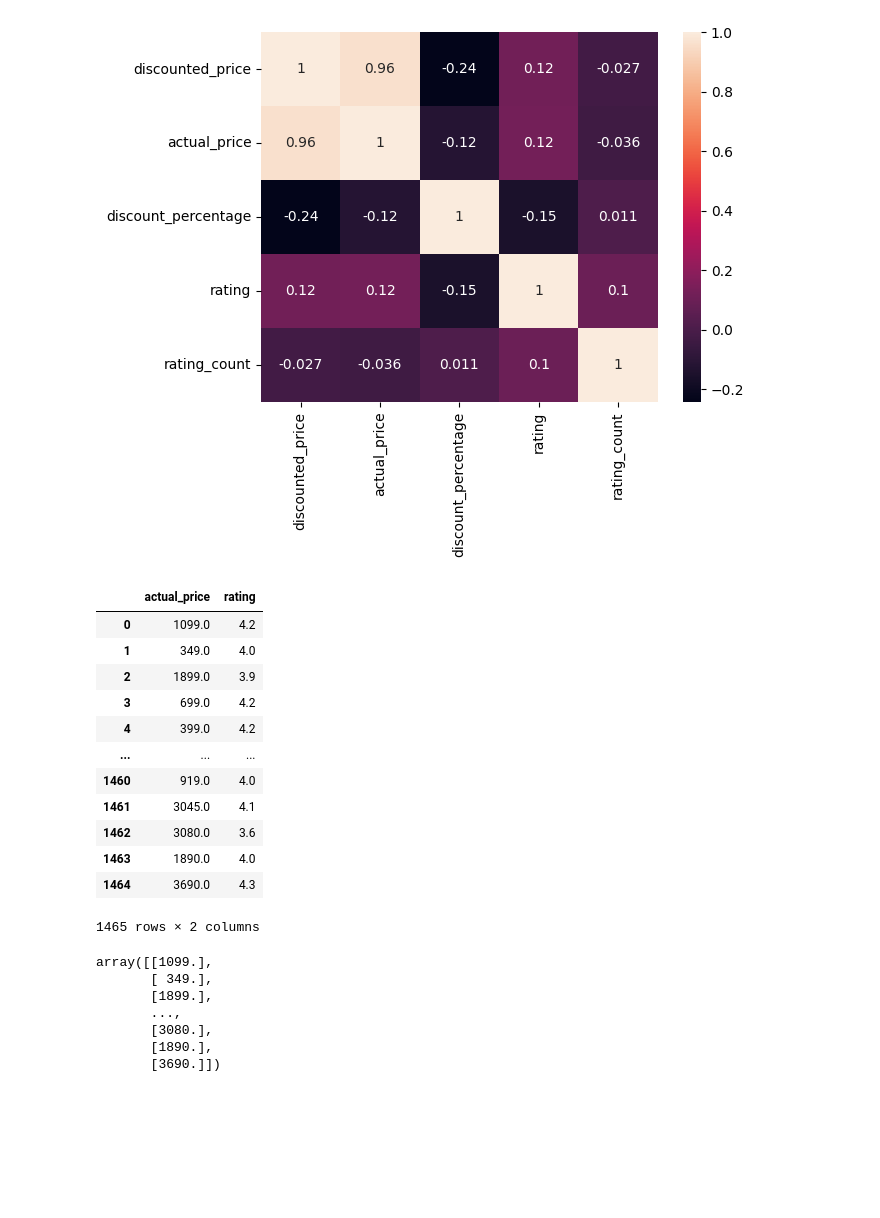
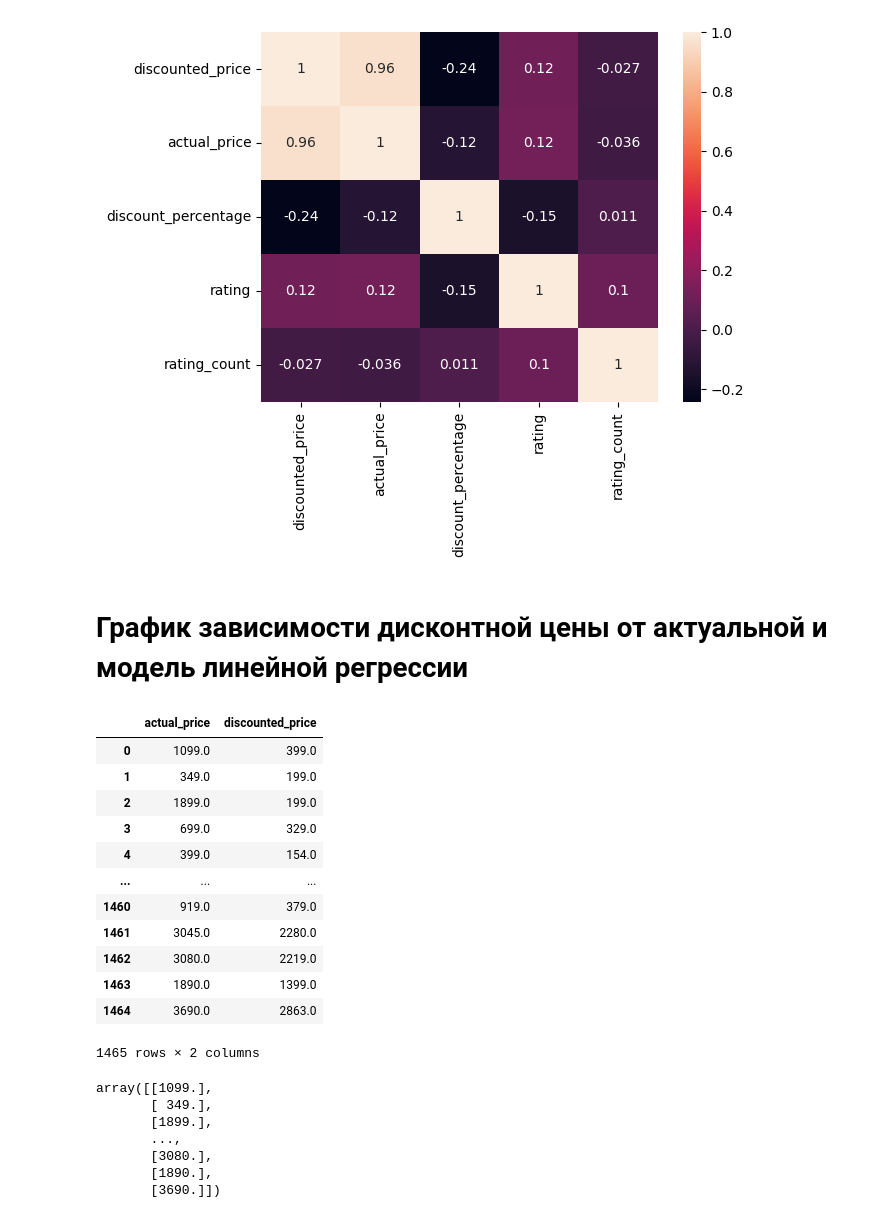
Before and after one commit to julia-un-git/project_Julia, a Jupyter notebook: project_analysis.ipynb, the cells around one changed output. Cells and saved outputs as stored; diff of their text form; code cells hidden in the pictures; blank space fills up the shorter version.

```diff
--- a/project_analysis.ipynb
+++ b/project_analysis.ipynb
@@ -100,22 +106,24 @@ sns.heatmap(df1.corr(),  annot=True)
 # %% [output]
 <Axes: >
 [figure]
+# %% [markdown]
+# График зависимости дисконтной цены от актуальной и модель линейной регрессии
 # %%
-df2 = df1[['actual_price','rating']]
+df2 = df1[['actual_price','discounted_price']]
 df2
 # %% [output]
-|  | actual_price | rating |
-| 0 | 1099.0 | 4.2 |
-| 1 | 349.0 | 4.0 |
-| 2 | 1899.0 | 3.9 |
-| 3 | 699.0 | 4.2 |
-| 4 | 399.0 | 4.2 |
+|  | actual_price | discounted_price |
+| 0 | 1099.0 | 399.0 |
+| 1 | 349.0 | 199.0 |
+| 2 | 1899.0 | 199.0 |
+| 3 | 699.0 | 329.0 |
+| 4 | 399.0 | 154.0 |
 | ... | ... | ... |
-| 1460 | 919.0 | 4.0 |
-| 1461 | 3045.0 | 4.1 |
-| 1462 | 3080.0 | 3.6 |
-| 1463 | 1890.0 | 4.0 |
-| 1464 | 3690.0 | 4.3 |
+| 1460 | 919.0 | 379.0 |
+| 1461 | 3045.0 | 2280.0 |
+| 1462 | 3080.0 | 2219.0 |
+| 1463 | 1890.0 | 1399.0 |
+| 1464 | 3690.0 | 2863.0 |
 1465 rows × 2 columns
 # %%
 from sklearn.linear_model import LinearRegression
```
Also changed, not shown: parts of 31 cells of this notebook, 2 other files.
